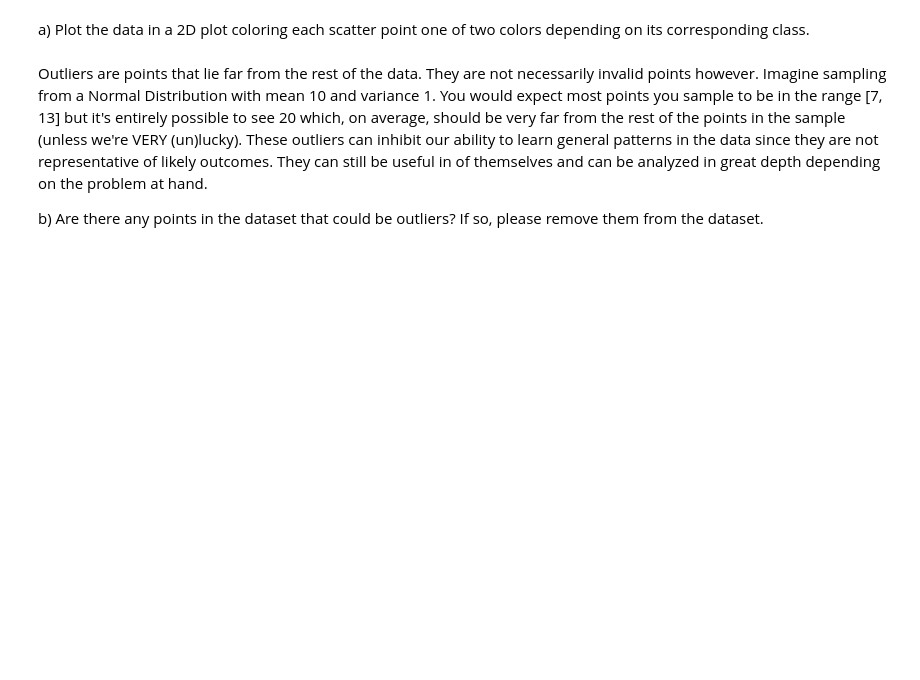
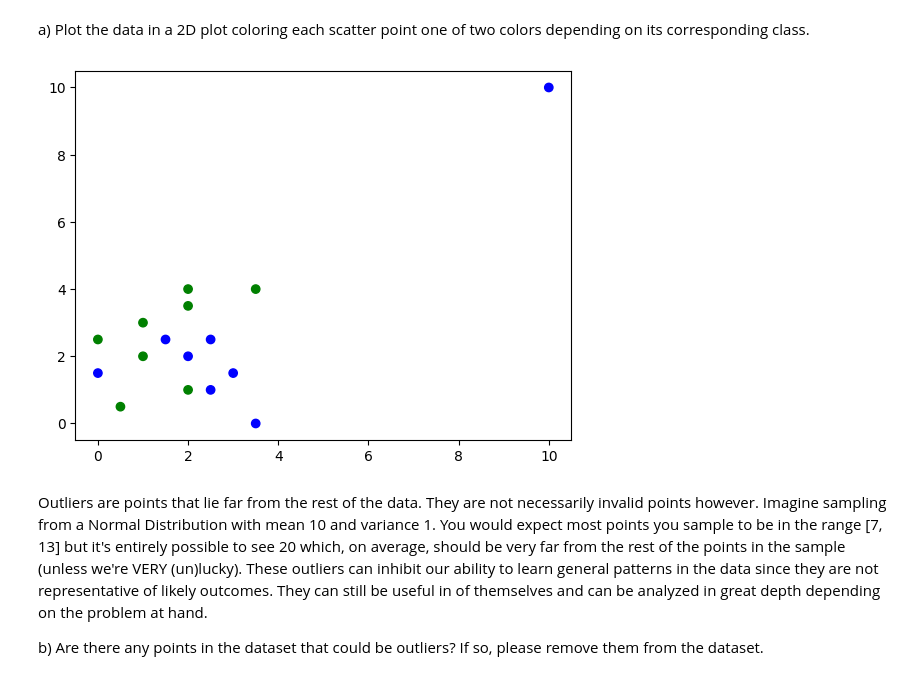
Before and after one commit to clarkaid/Data-Science-Fundamentals, a Jupyter notebook: lecture_12/worksheet_12.ipynb, the cells around one changed output. Saved outputs shown, nothing was run; the diff lists cells and outputs as text; code cells hidden in the pictures; blank space fills up the shorter version.

```diff
--- a/lecture_12/worksheet_12.ipynb
+++ b/lecture_12/worksheet_12.ipynb
@@ -42,8 +48,10 @@ data = {
 a) Plot the data in a 2D plot coloring each scatter point one of two colors depending on its corresponding class.
 # %%
 colors = np.array([x for x in 'bgrcmyk'])
-plt.scatter(..., color=colors[data["Class"]].tolist())
+plt.scatter(x = data["Attribute A"], y = data["Attribute B"], color=colors[data["Class"]].tolist())
 plt.show()
+# %% [output]
+[figure, added]
 # %% [markdown]
 Outliers are points that lie far from the rest of the data. They are not necessarily invalid points however. Imagine sampling from a Normal Distribution with mean 10 and variance 1. You would expect most points you sample to be in the range [7, 13] but it's entirely possible to see 20 which, on average, should be very far from the rest of the points in the sample (unless we're VERY (un)lucky). These outliers can inhibit our ability to learn general patterns in the data since they are not representative of likely outcomes. They can still be useful in of themselves and can be analyzed in great depth depending on the problem at hand.
 
```
Also changed, not shown: parts of 24 cells of this notebook.
